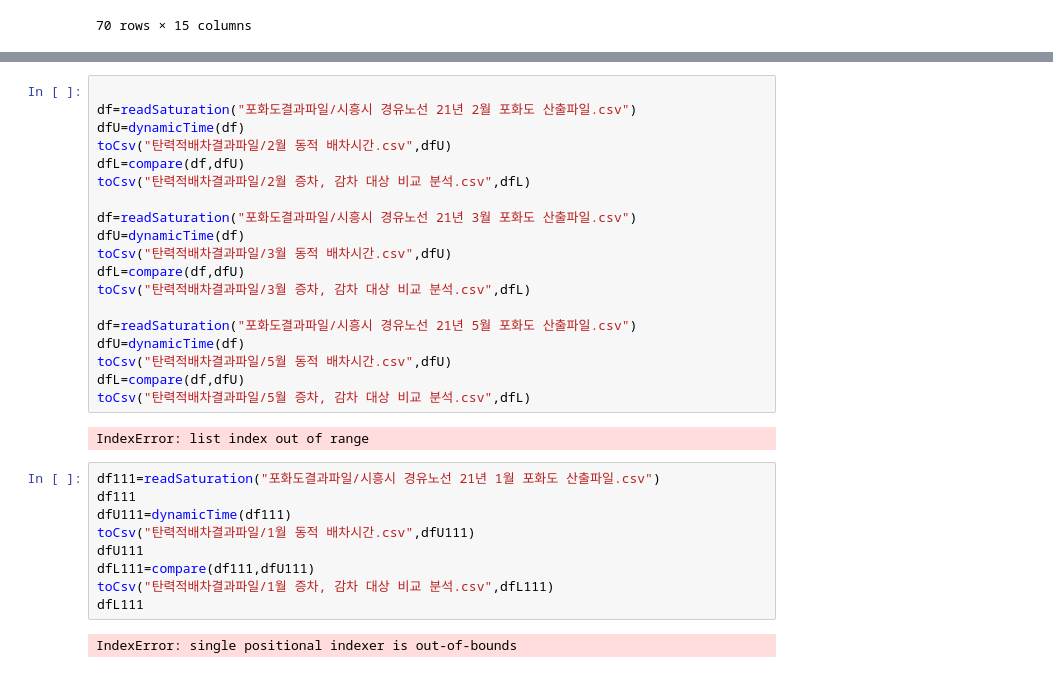
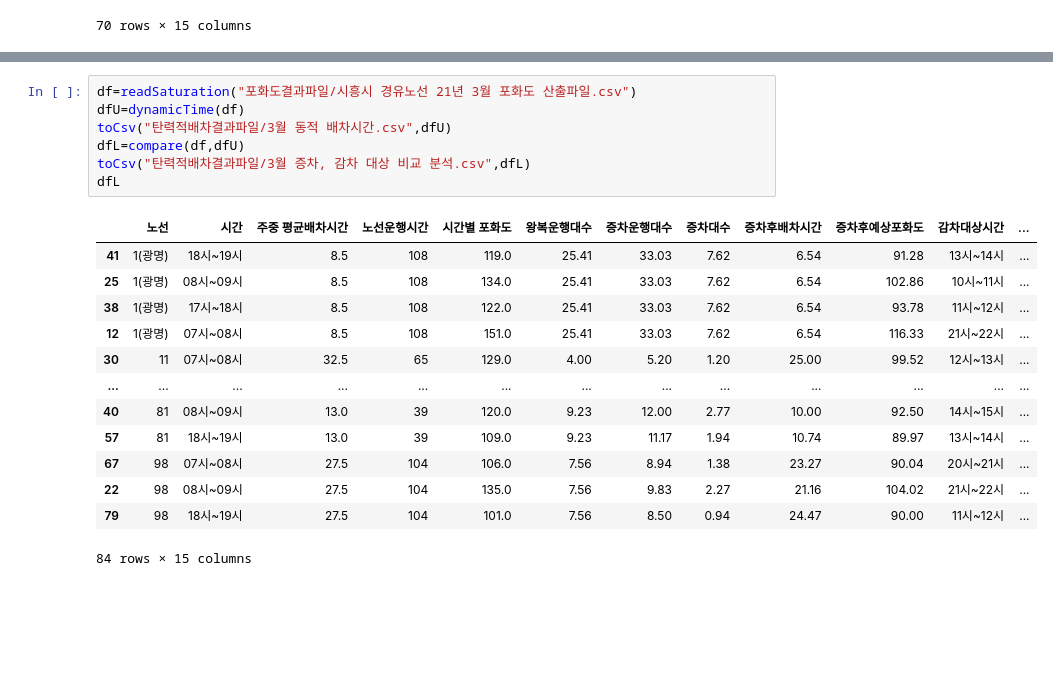
Before and after one commit to mugju/Big_data_Siheung_project, a Jupyter notebook: 시흥시경유 버스노선 포화도분석.ipynb, the cells around one changed output, grey strips where cells are left out. Cells and saved outputs as stored; diff of their text form; blank space fills up the shorter version.

```diff
--- a/시흥시경유 버스노선 포화도분석.ipynb
+++ b/시흥시경유 버스노선 포화도분석.ipynb
@@ -562,32 +593,21 @@ dfL
 # %%
-
-df=readSaturation("포화도결과파일/시흥시 경유노선 21년 2월 포화도 산출파일.csv")
-dfU=dynamicTime(df)
-toCsv("탄력적배차결과파일/2월 동적 배차시간.csv",dfU)
-dfL=compare(df,dfU)
-toCsv("탄력적배차결과파일/2월 증차, 감차 대상 비교 분석.csv",dfL)
-
 df=readSaturation("포화도결과파일/시흥시 경유노선 21년 3월 포화도 산출파일.csv")
 dfU=dynamicTime(df)
 toCsv("탄력적배차결과파일/3월 동적 배차시간.csv",dfU)
 dfL=compare(df,dfU)
 toCsv("탄력적배차결과파일/3월 증차, 감차 대상 비교 분석.csv",dfL)
-
-df=readSaturation("포화도결과파일/시흥시 경유노선 21년 5월 포화도 산출파일.csv")
-dfU=dynamicTime(df)
-toCsv("탄력적배차결과파일/5월 동적 배차시간.csv",dfU)
-dfL=compare(df,dfU)
-toCsv("탄력적배차결과파일/5월 증차, 감차 대상 비교 분석.csv",dfL)
+dfL
 # %% [output]
+|  | 노선 | 시간 | 주중 평균배차시간 | 노선운행시간 | 시간별 포화도 | 왕복운행대수 | 증차운행대수 | 증차대수 | 증차후배차시간 | 증차후예상포화도 | 감차대상시간 | ... |
+| 41 | 1(광명) | 18시~19시 | 8.5 | 108 | 119.0 | 25.41 | 33.03 | 7.62 | 6.54 | 91.28 | 13시~14시 | ... |
+| 25 | 1(광명) | 08시~09시 | 8.5 | 108 | 134.0 | 25.41 | 33.03 | 7.62 | 6.54 | 102.86 | 10시~11시 | ... |
+| 38 | 1(광명) | 17시~18시 | 8.5 | 108 | 122.0 | 25.41 | 33.03 | 7.62 | 6.54 | 93.78 | 11시~12시 | ... |
+| 12 | 1(광명) | 07시~08시 | 8.5 | 108 | 151.0 | 25.41 | 33.03 | 7.62 | 6.54 | 116.33 | 21시~22시 | ... |
+| 30 | 11 | 07시~08시 | 32.5 | 65 | 129.0 | 4.00 | 5.20 | 1.20 | 25.00 | 99.52 | 12시~13시 | ... |
+| ... | ... | ... | ... | ... | ... | ... | ... | ... | ... | ... | ... | ... |
+| 40 | 81 | 08시~09시 | 13.0 | 39 | 120.0 | 9.23 | 12.00 | 2.77 | 10.00 | 92.50 | 14시~15시 | ... |
+| 57 | 81 | 18시~19시 | 13.0 | 39 | 109.0 | 9.23 | 11.17 | 1.94 | 10.74 | 89.97 | 13시~14시 | ... |
+| 67 | 98 | 07시~08시 | 27.5 | 104 | 106.0 | 7.56 | 8.94 | 1.38 | 23.27 | 90.04 | 20시~21시 | ... |
+| 22 | 98 | 08시~09시 | 27.5 | 104 | 135.0 | 7.56 | 9.83 | 2.27 | 21.16 | 104.02 | 21시~22시 | ... |
+| 79 | 98 | 18시~19시 | 27.5 | 104 | 101.0 | 7.56 | 8.50 | 0.94 | 24.47 | 90.00 | 11시~12시 | ... |
-IndexError: list index out of range
+84 rows × 15 columns
-# %%
-df111=readSaturation("포화도결과파일/시흥시 경유노선 21년 1월 포화도 산출파일.csv")
-df111
-dfU111=dynamicTime(df111)
-toCsv("탄력적배차결과파일/1월 동적 배차시간.csv",dfU111)
-dfU111
-dfL111=compare(df111,dfU111)
-toCsv("탄력적배차결과파일/1월 증차, 감차 대상 비교 분석.csv",dfL111)
-dfL111
-# %% [output]
-IndexError: single positional indexer is out-of-bounds
```
Also changed, not shown: parts of 2 cells of this notebook, 11 other files.
